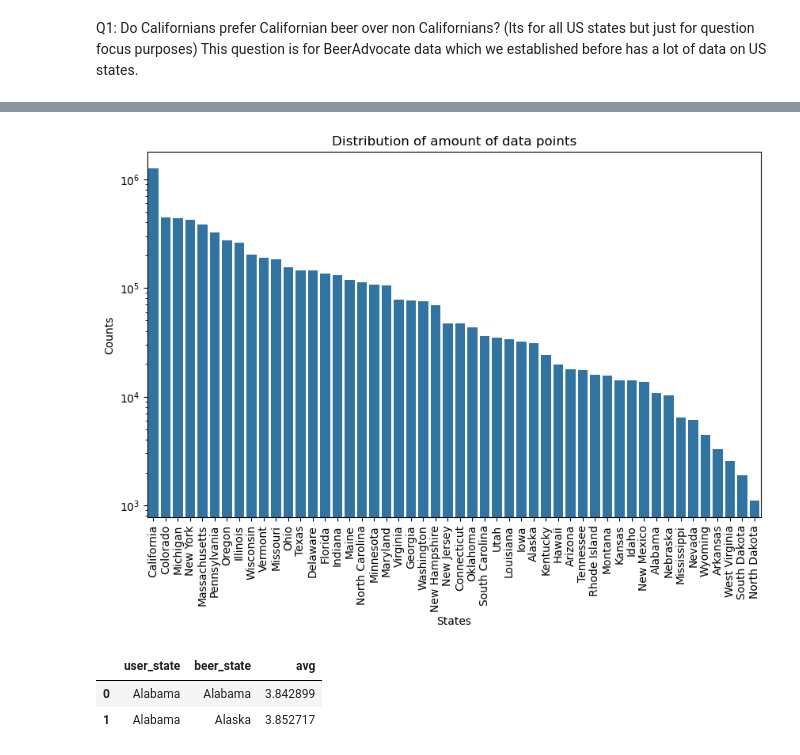
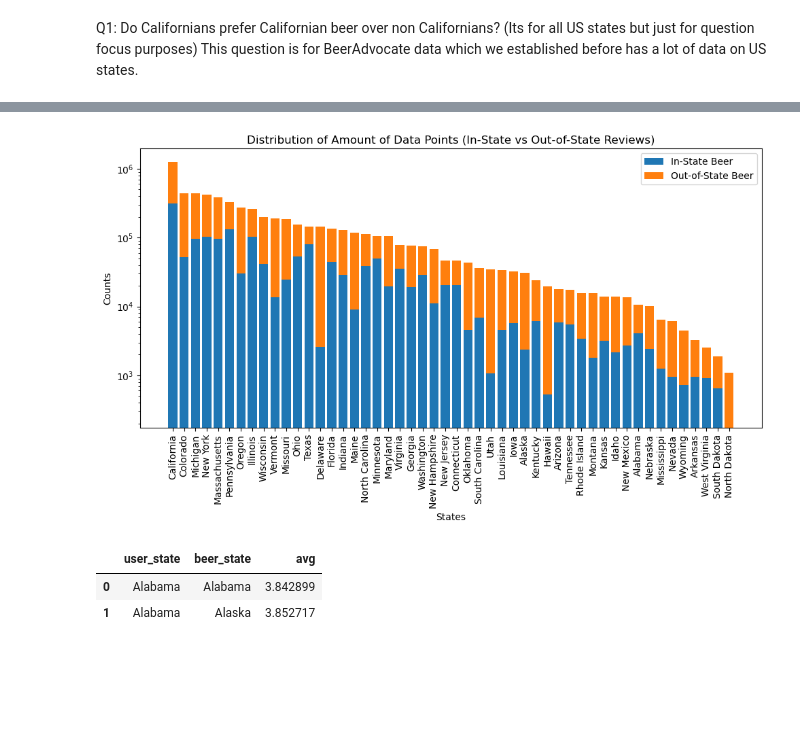
Before and after one commit to epfl-ada/ada-2024-project-x0x0, a Jupyter notebook: src/questions/q1.ipynb, the cells around one changed output, grey strips where cells are left out. Drawn from its saved outputs; the diff is of its cells as text; code cells hidden in the pictures; blank space fills up the shorter version.

Commit message:
adding the in-state vs out-of-state in total counts

```diff
--- a/src/questions/q1.ipynb
+++ b/src/questions/q1.ipynb
@@ -45,20 +45,39 @@ US_ratings['beer_state'] = US_ratings['beer_location'].apply(lambda x: x.split('
 US_ratings = US_ratings.drop(['user_location','beer_location'], axis=1)
 
 US_ratings = US_ratings[(US_ratings['user_state'] != 'United States') & (US_ratings['beer_state'] != 'United States')]
-# %%
-counts = US_ratings.groupby(['beer_state'])['avg'].count()
-counts = counts.sort_values(ascending=False)
-#histogram of the average ratings
-plt.figure(figsize=(10, 6))
-sns.barplot(counts)
-plt.title("Distribution of amount of data points")
-plt.xlabel("States")
-plt.xticks(rotation=90)
-plt.yscale('log')
-plt.ylabel("Counts")
-plt.show()
-# %% [output]
-[figure, removed]
+# %%
+US_ratings['beer_origin'] = np.where(
+    US_ratings['beer_state'] == US_ratings['user_state'],
+    'In-State Beer',
+    'Out-of-State Beer'
+)
+
+counts = US_ratings.groupby('beer_state')['avg'].count().sort_values(ascending=False)
+
+in_out_counts = US_ratings.groupby(['beer_state', 'beer_origin'])['avg'].count().unstack(fill_value=0)
+
+in_out_counts = in_out_counts.loc[counts.index]
+
+plt.figure(figsize=(10, 6))
+
+states = in_out_counts.index
+ind = np.arange(len(states))
+width = 0.8  # Bar width
+
+plt.bar(ind, in_out_counts['In-State Beer'], width, label='In-State Beer')
+plt.bar(ind, in_out_counts['Out-of-State Beer'], width,
+        bottom=in_out_counts['In-State Beer'], label='Out-of-State Beer')
+
+plt.title("Distribution of Amount of Data Points (In-State vs Out-of-State Reviews)")
+plt.xlabel("States")
+plt.xticks(ind, states, rotation=90)
+plt.yscale('log')  # Use a logarithmic scale on the y-axis
+plt.ylabel("Counts")
+plt.legend()
+plt.tight_layout()
+plt.show()
+# %% [output]
+[figure, added]
 # %%
 #Average rating of all users by state for all states
 #Mean calculated by grouping rankings by user_state and beer_state
```
Also changed, not shown: parts of 2 cells of this notebook.
